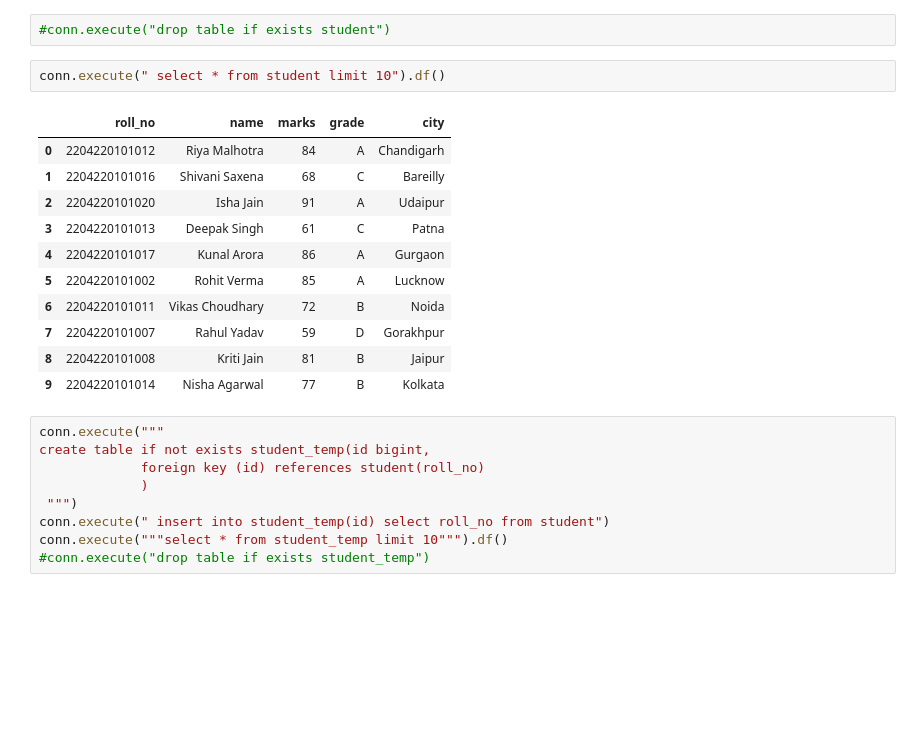
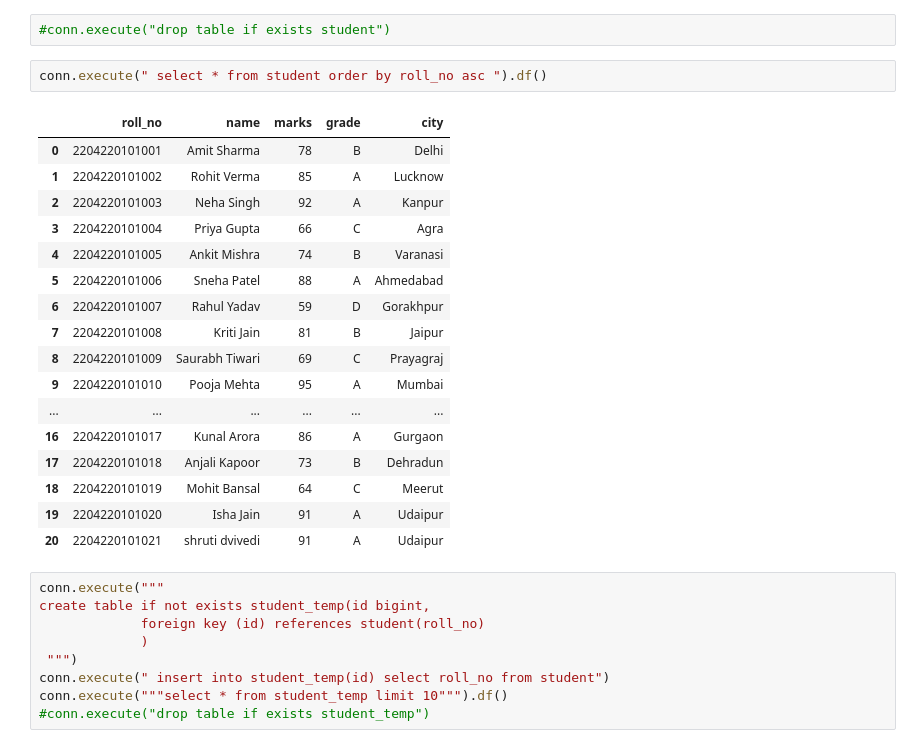
Before and after one commit to vedprakash8721/Abhishek-Data-Science-Portfolio, a Jupyter notebook: SQL/SQL PRACTICE/Revision usiing duckdb/Revision.ipynb, the cells around one changed output. Saved outputs shown, nothing was run; the diff lists cells and outputs as text; blank space fills up the shorter version.

Commit message:
Performed Table Related Query

```diff
--- a/SQL/SQL PRACTICE/Revision usiing duckdb/Revision.ipynb
+++ b/SQL/SQL PRACTICE/Revision usiing duckdb/Revision.ipynb
@@ -52,19 +53,25 @@ insert or ignore into student values
 # %%
 #conn.execute("drop table if exists student")
 # %%
-conn.execute(" select * from student limit 10").df()
+conn.execute(" select * from student order by roll_no asc ").df()
 # %% [output]
 |  | roll_no | name | marks | grade | city |
-| 0 | 2204220101012 | Riya Malhotra | 84 | A | Chandigarh |
-| 1 | 2204220101016 | Shivani Saxena | 68 | C | Bareilly |
-| 2 | 2204220101020 | Isha Jain | 91 | A | Udaipur |
-| 3 | 2204220101013 | Deepak Singh | 61 | C | Patna |
-| 4 | 2204220101017 | Kunal Arora | 86 | A | Gurgaon |
-| 5 | 2204220101002 | Rohit Verma | 85 | A | Lucknow |
-| 6 | 2204220101011 | Vikas Choudhary | 72 | B | Noida |
-| 7 | 2204220101007 | Rahul Yadav | 59 | D | Gorakhpur |
-| 8 | 2204220101008 | Kriti Jain | 81 | B | Jaipur |
-| 9 | 2204220101014 | Nisha Agarwal | 77 | B | Kolkata |
+| 0 | 2204220101001 | Amit Sharma | 78 | B | Delhi |
+| 1 | 2204220101002 | Rohit Verma | 85 | A | Lucknow |
+| 2 | 2204220101003 | Neha Singh | 92 | A | Kanpur |
+| 3 | 2204220101004 | Priya Gupta | 66 | C | Agra |
+| 4 | 2204220101005 | Ankit Mishra | 74 | B | Varanasi |
+| 5 | 2204220101006 | Sneha Patel | 88 | A | Ahmedabad |
+| 6 | 2204220101007 | Rahul Yadav | 59 | D | Gorakhpur |
+| 7 | 2204220101008 | Kriti Jain | 81 | B | Jaipur |
+| 8 | 2204220101009 | Saurabh Tiwari | 69 | C | Prayagraj |
+| 9 | 2204220101010 | Pooja Mehta | 95 | A | Mumbai |
+| ... | ... | ... | ... | ... | ... |
+| 16 | 2204220101017 | Kunal Arora | 86 | A | Gurgaon |
+| 17 | 2204220101018 | Anjali Kapoor | 73 | B | Dehradun |
+| 18 | 2204220101019 | Mohit Bansal | 64 | C | Meerut |
+| 19 | 2204220101020 | Isha Jain | 91 | A | Udaipur |
+| 20 | 2204220101021 | shruti dvivedi | 91 | A | Udaipur |
 # %%
 conn.execute("""
 create table if not exists student_temp(id bigint,
```
Also changed, not shown: parts of 9 cells of this notebook.
